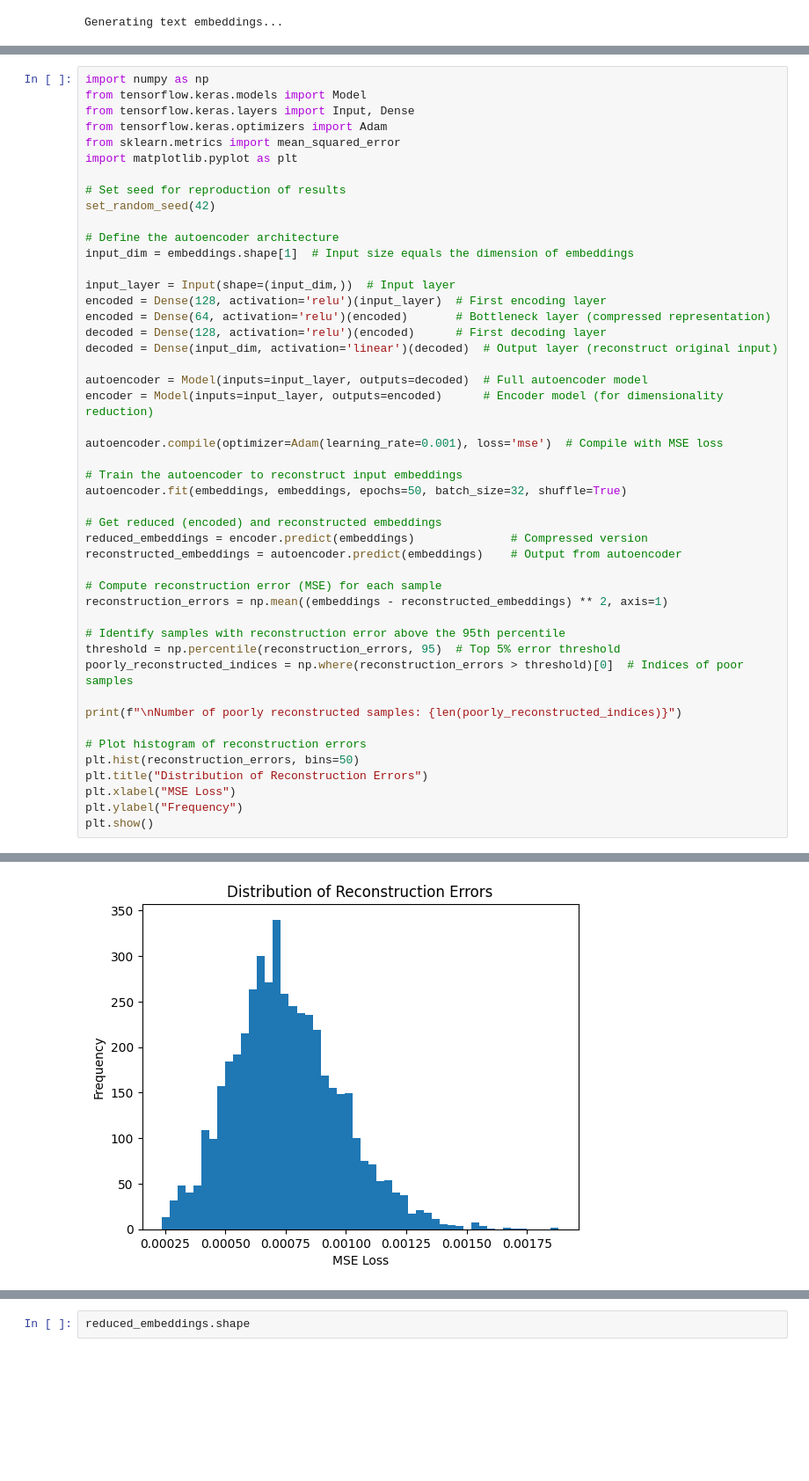
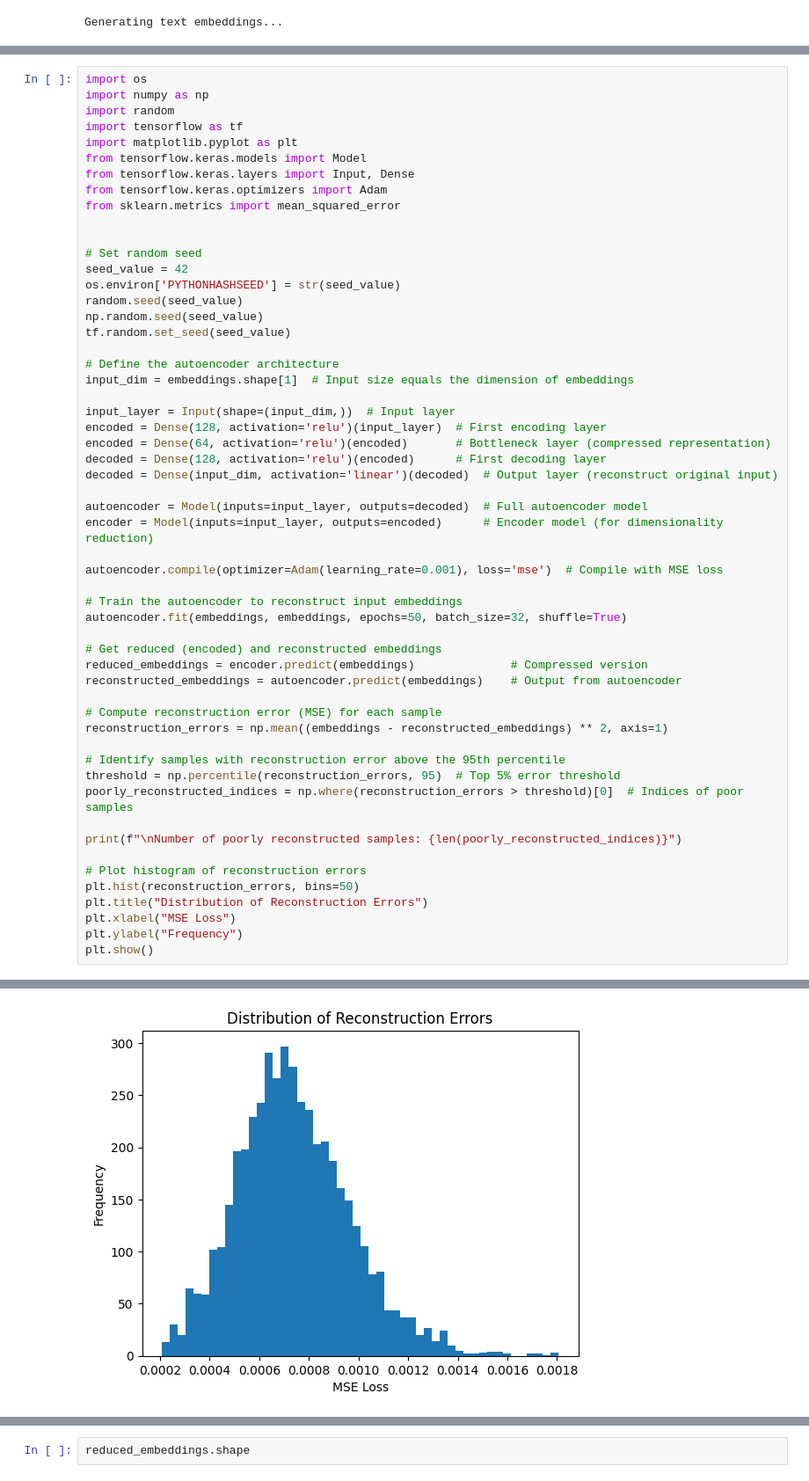
Before and after one commit to PetoriousBIG/GroupProblemSet2, a Jupyter notebook: src/GPSet2_Final.ipynb, the cells around one changed output, grey strips where cells are left out. Shown at 88% size. Drawn from its saved outputs; the diff is of its cells as text; blank space fills up the shorter version.

```diff
--- a/src/GPSet2_Final.ipynb
+++ b/src/GPSet2_Final.ipynb
@@ -112,15 +110,23 @@ We use an autoencoder neural network to perform unsupervised dimensionality redu
 
 The goal is to detect and optionally filter out samples that deviate significantly from the learned structure of the dataset. This improves the quality of downstream tasks in this project inclusing clustering, semantic search, or topic modeling by reducing the influence of noisy or inconsistent data. The benefits include cleaner datasets, better-defined clusters, and the ability to identify edge cases or rare patterns.
 # %%
+import os
 import numpy as np
+import random
+import tensorflow as tf
+import matplotlib.pyplot as plt
 from tensorflow.keras.models import Model
 from tensorflow.keras.layers import Input, Dense
 from tensorflow.keras.optimizers import Adam
 from sklearn.metrics import mean_squared_error
-import matplotlib.pyplot as plt
 
-# Set seed for reproduction of results
-set_random_seed(42)
+
+# Set random seed
+seed_value = 42
+os.environ['PYTHONHASHSEED'] = str(seed_value)
+random.seed(seed_value)
+np.random.seed(seed_value)
+tf.random.set_seed(seed_value)
 
 # Define the autoencoder architecture
 input_dim = embeddings.shape[1]  # Input size equals the dimension of embeddings
@@ -174,9 +180,9 @@ Epoch 6/50
 ... (88 lines left out)
 146/146 ━━━━━━━━━━━━━━━━━━━━ 0s 2ms/step
 146/146 ━━━━━━━━━━━━━━━━━━━━ 0s 2ms/step
 
 Number of poorly reconstructed samples: 233
-[figure, old version]
+[figure, new version]
 # %%
 norms = np.linalg.norm(embeddings, axis=1)
 plt.scatter(norms, reconstruction_errors, alpha=0.5)
```
Also changed, not shown: parts of 17 cells of this notebook.
